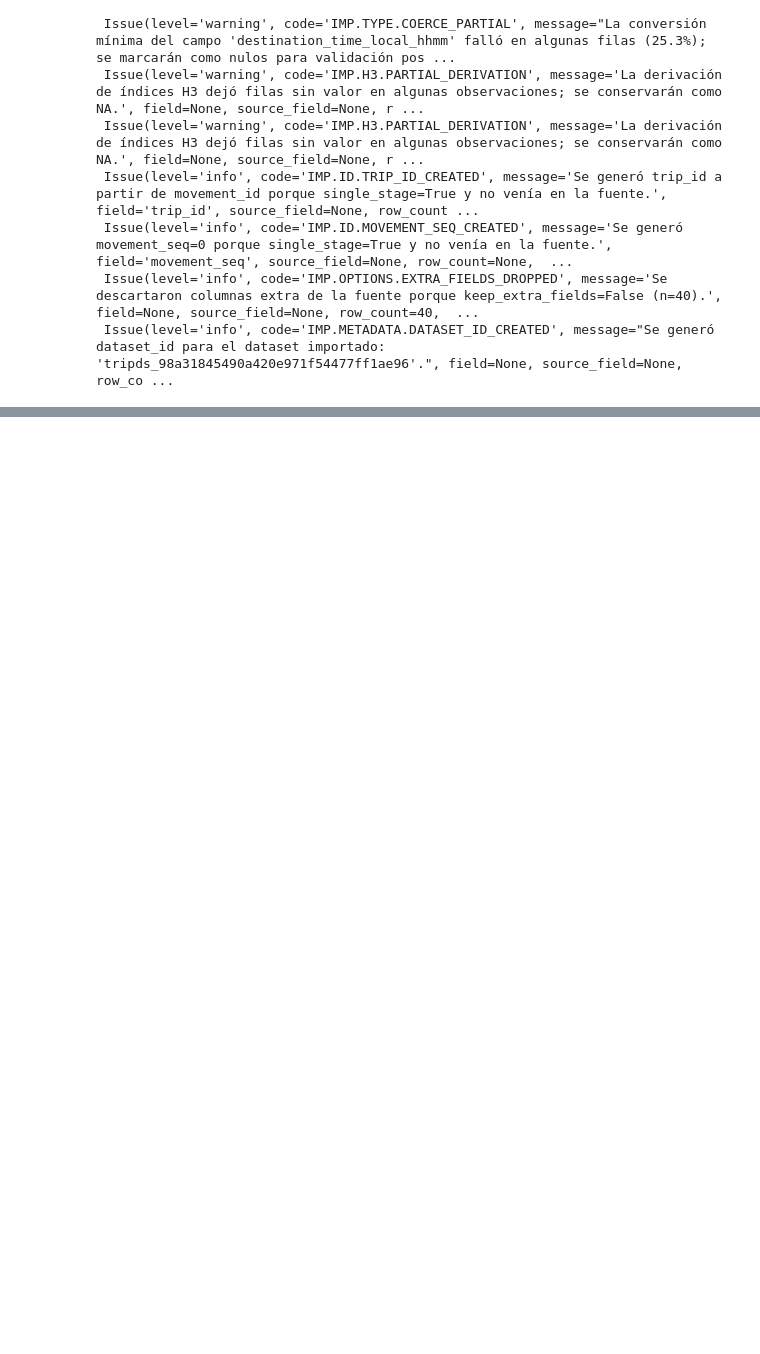
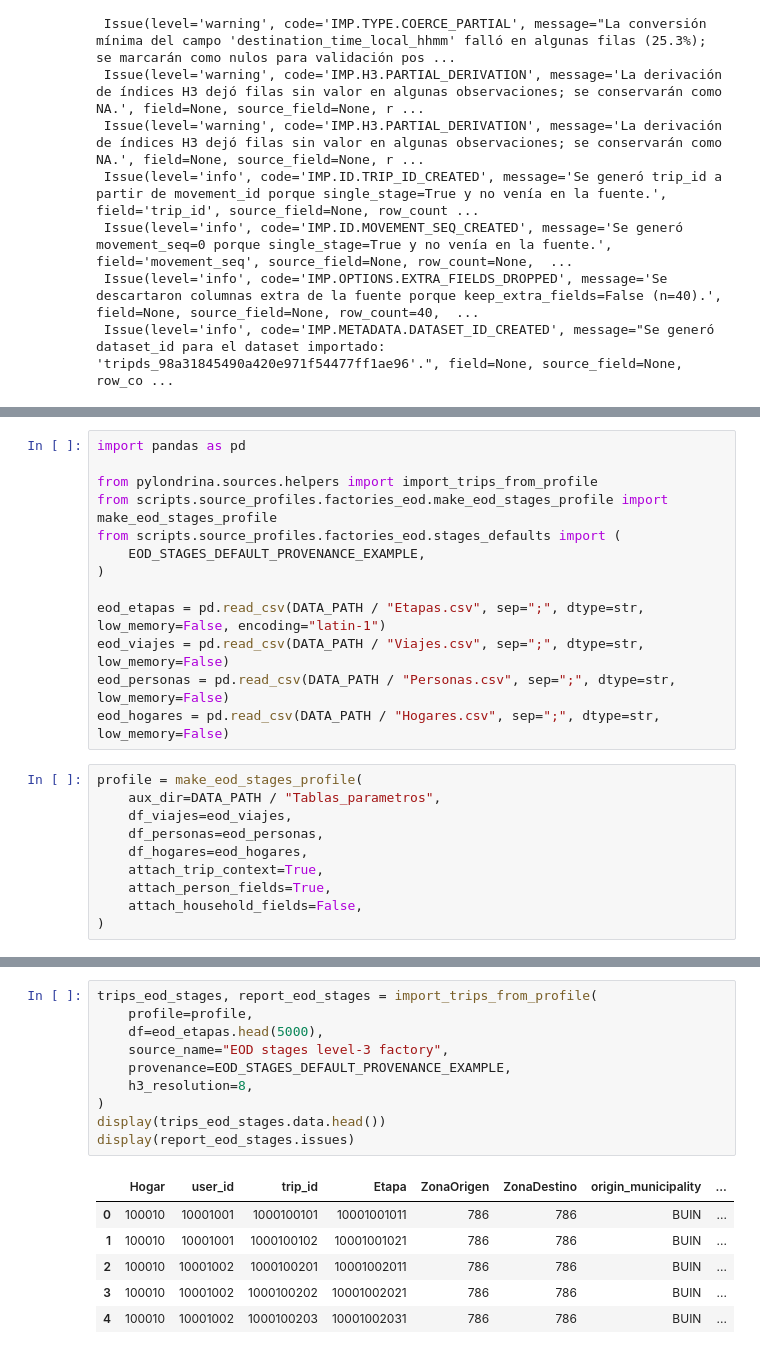
Before and after one commit to sebastianolmos/pylondrina, a Jupyter notebook: notebooks/usage_examples/import_trips/eod_import_levels.ipynb, the cells around one changed output, grey strips where cells are left out. Cells and saved outputs as stored; diff of their text form; blank space fills up the shorter version.

```diff
--- a/notebooks/usage_examples/import_trips/eod_import_levels.ipynb
+++ b/notebooks/usage_examples/import_trips/eod_import_levels.ipynb
@@ -1742,0 +1747,23 @@ display(report_eod_custom.issues)
+# %%
+import pandas as pd
+
+from pylondrina.sources.helpers import import_trips_from_profile
+from scripts.source_profiles.factories_eod.make_eod_stages_profile import make_eod_stages_profile
+from scripts.source_profiles.factories_eod.stages_defaults import (
+    EOD_STAGES_DEFAULT_PROVENANCE_EXAMPLE,
+)
+
+eod_etapas = pd.read_csv(DATA_PATH / "Etapas.csv", sep=";", dtype=str, low_memory=False, encoding="latin-1")
+eod_viajes = pd.read_csv(DATA_PATH / "Viajes.csv", sep=";", dtype=str, low_memory=False)
+eod_personas = pd.read_csv(DATA_PATH / "Personas.csv", sep=";", dtype=str, low_memory=False)
+eod_hogares = pd.read_csv(DATA_PATH / "Hogares.csv", sep=";", dtype=str, low_memory=False)
+# %%
+profile = make_eod_stages_profile(
+    aux_dir=DATA_PATH / "Tablas_parametros",
+    df_viajes=eod_viajes,
+    df_personas=eod_personas,
+    df_hogares=eod_hogares,
+    attach_trip_context=True,
+    attach_person_fields=True,
+    attach_household_fields=False,
+)
@@ -1742,0 +1829,17 @@ display(report_eod_custom.issues)
+# %%
+trips_eod_stages, report_eod_stages = import_trips_from_profile(
+    profile=profile,
+    df=eod_etapas.head(5000),
+    source_name="EOD stages level-3 factory",
+    provenance=EOD_STAGES_DEFAULT_PROVENANCE_EXAMPLE,
+    h3_resolution=8,
+)
+display(trips_eod_stages.data.head())
+display(report_eod_stages.issues)
+# %% [output]
+|  | Hogar | user_id | trip_id | Etapa | ZonaOrigen | ZonaDestino | origin_municipality | ... |
+| 0 | 100010 | 10001001 | 1000100101 | 10001001011 | 786 | 786 | BUIN | ... |
+| 1 | 100010 | 10001001 | 1000100102 | 10001001021 | 786 | 786 | BUIN | ... |
+| 2 | 100010 | 10001002 | 1000100201 | 10001002011 | 786 | 786 | BUIN | ... |
+| 3 | 100010 | 10001002 | 1000100202 | 10001002021 | 786 | 786 | BUIN | ... |
+| 4 | 100010 | 10001002 | 1000100203 | 10001002031 | 786 | 786 | BUIN | ... |
```
Also changed, not shown: parts of 8 cells of this notebook, 4 other files.
